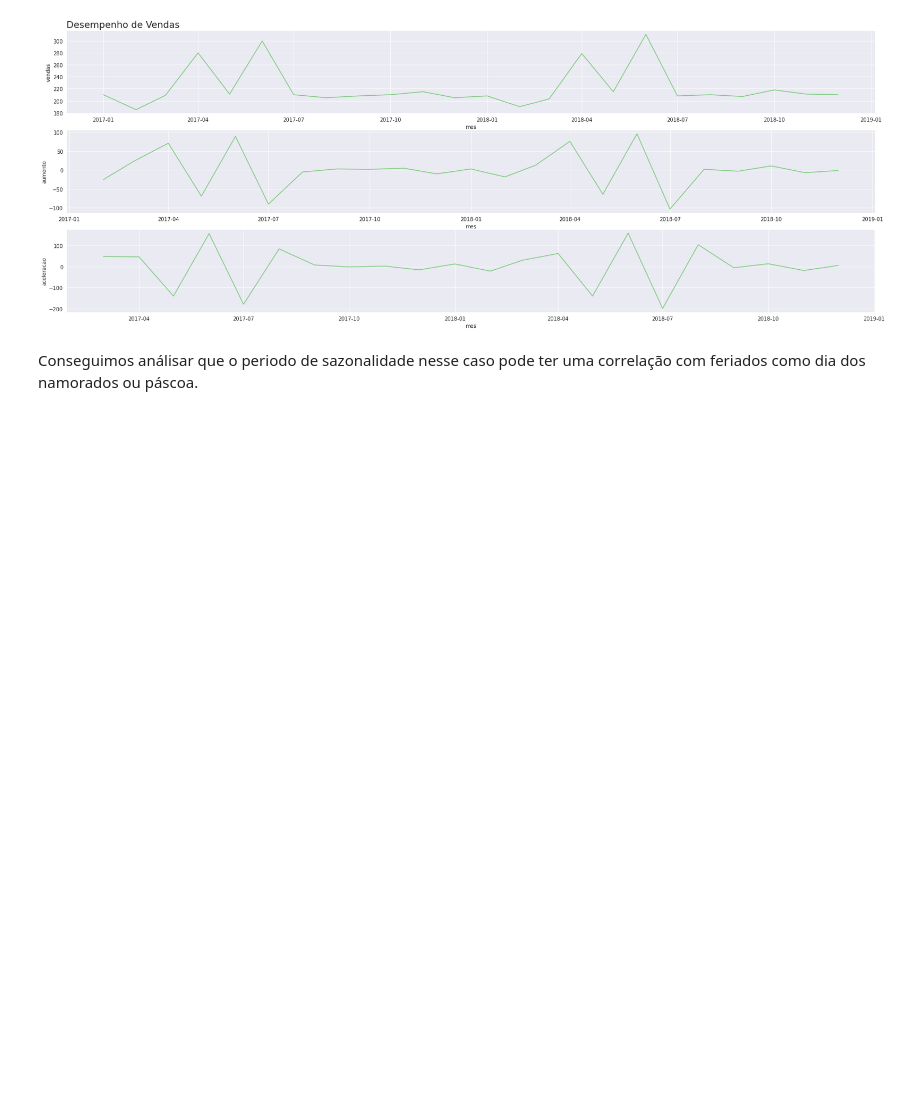
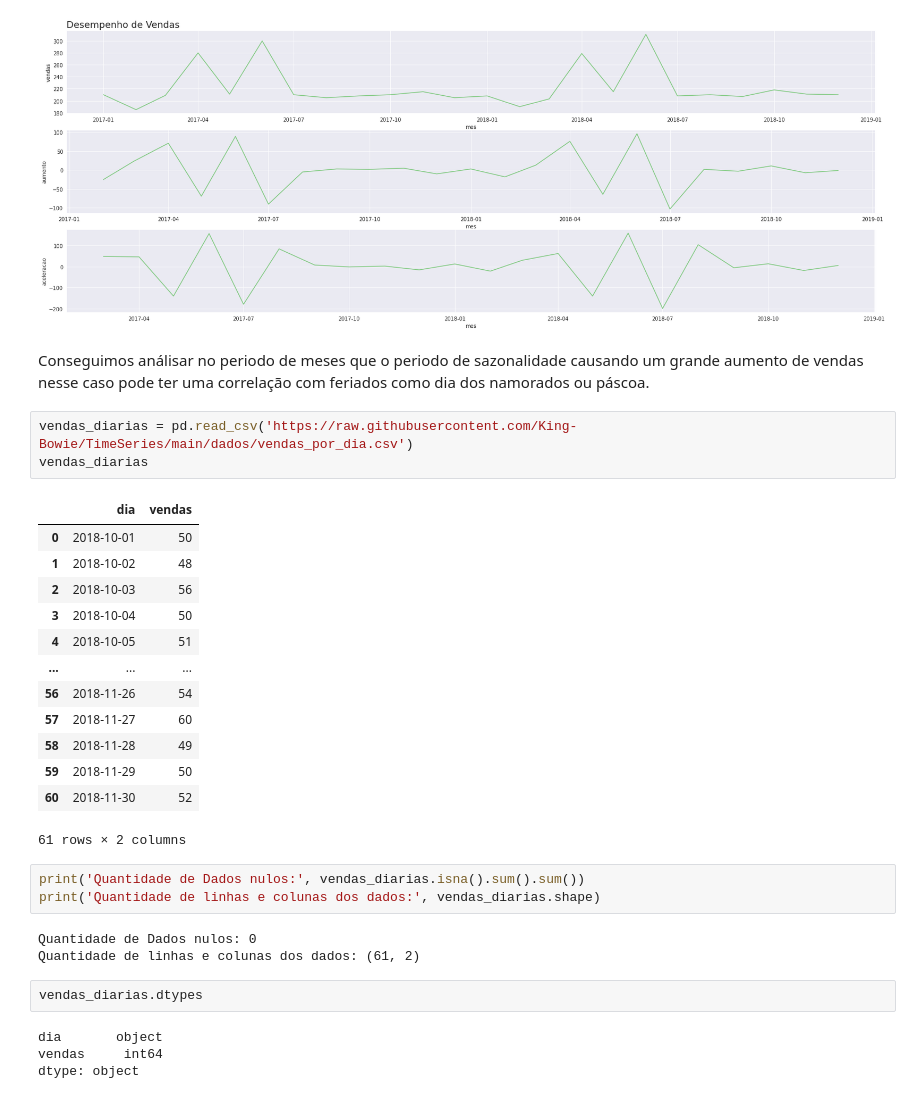
Before and after one commit to King-Bowie/TimeSeries, a Jupyter notebook: TimeSeries.ipynb, the cells around one changed output. Drawn from its saved outputs; the diff is of its cells as text; blank space fills up the shorter version.

```diff
--- a/TimeSeries.ipynb
+++ b/TimeSeries.ipynb
@@ -275,4 +275,33 @@ plot_comparacao('mes','vendas','aumento','aceleracao',
 # %% [output]
 [figure]
 # %% [markdown]
-Conseguimos análisar que o periodo de sazonalidade nesse caso pode ter uma correlação com feriados como dia dos namorados ou páscoa.
+Conseguimos análisar no periodo de meses que o periodo de sazonalidade causando um grande aumento de vendas nesse caso pode ter uma correlação com feriados como dia dos namorados ou páscoa.
+# %%
+vendas_diarias = pd.read_csv('https://raw.githubusercontent.com/King-Bowie/TimeSeries/main/dados/vendas_por_dia.csv')
+vendas_diarias
+# %% [output]
+|  | dia | vendas |
+| 0 | 2018-10-01 | 50 |
+| 1 | 2018-10-02 | 48 |
+| 2 | 2018-10-03 | 56 |
+| 3 | 2018-10-04 | 50 |
+| 4 | 2018-10-05 | 51 |
+| ... | ... | ... |
+| 56 | 2018-11-26 | 54 |
+| 57 | 2018-11-27 | 60 |
+| 58 | 2018-11-28 | 49 |
+| 59 | 2018-11-29 | 50 |
+| 60 | 2018-11-30 | 52 |
+61 rows × 2 columns
+# %%
+print('Quantidade de Dados nulos:', vendas_diarias.isna().sum().sum())
+print('Quantidade de linhas e colunas dos dados:', vendas_diarias.shape)
+# %% [output]
+Quantidade de Dados nulos: 0
+Quantidade de linhas e colunas dos dados: (61, 2)
+# %%
+vendas_diarias.dtypes
+# %% [output]
+dia       object
+vendas     int64
+dtype: object
```
Also changed, not shown: parts of 4 cells of this notebook.
